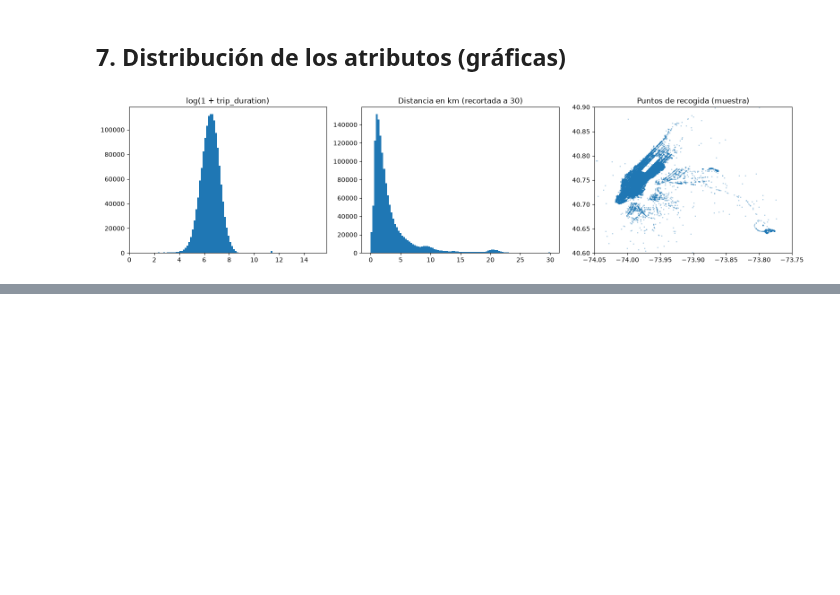
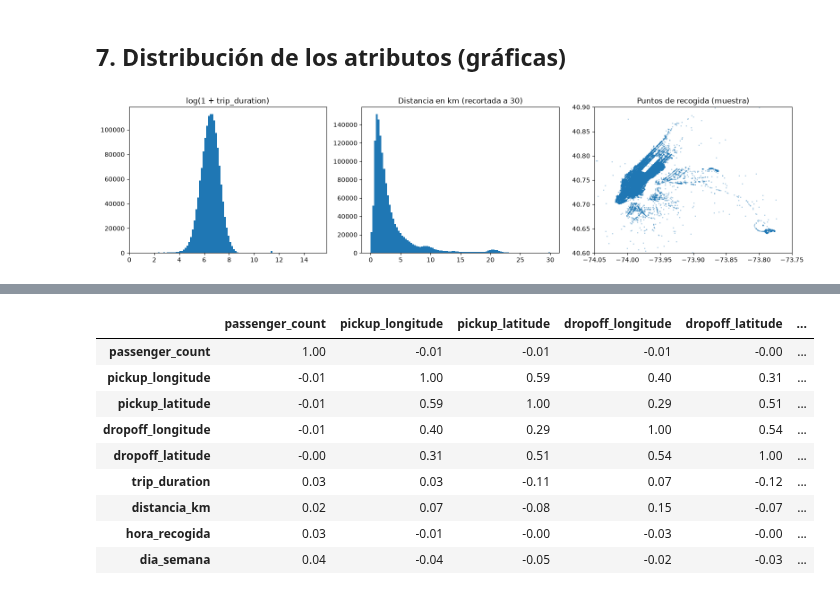
Before and after one commit to Diesanz/ml-classifiers-workspace, a Jupyter notebook: Scripts/exploracion-datos.ipynb, the cells around one changed output, grey strips where cells are left out. Saved outputs shown, nothing was run; the diff lists cells and outputs as text; code cells hidden in the pictures; blank space fills up the shorter version.

```diff
--- a/Scripts/exploracion-datos.ipynb
+++ b/Scripts/exploracion-datos.ipynb
@@ -525,0 +689,20 @@ plt.show()
+# %%
+num = df[["passenger_count", "pickup_longitude", "pickup_latitude",
+          "dropoff_longitude", "dropoff_latitude", "trip_duration"]].copy()
+num["distancia_km"] = distancia_km
+num["hora_recogida"] = df["pickup_datetime"].dt.hour
+num["dia_semana"] = df["pickup_datetime"].dt.dayofweek
+
+corr = num.corr(method="spearman").round(2)
+corr
+# %% [output]
+|  | passenger_count | pickup_longitude | pickup_latitude | dropoff_longitude | dropoff_latitude | ... |
+| passenger_count | 1.00 | -0.01 | -0.01 | -0.01 | -0.00 | ... |
+| pickup_longitude | -0.01 | 1.00 | 0.59 | 0.40 | 0.31 | ... |
+| pickup_latitude | -0.01 | 0.59 | 1.00 | 0.29 | 0.51 | ... |
+| dropoff_longitude | -0.01 | 0.40 | 0.29 | 1.00 | 0.54 | ... |
+| dropoff_latitude | -0.00 | 0.31 | 0.51 | 0.54 | 1.00 | ... |
+| trip_duration | 0.03 | 0.03 | -0.11 | 0.07 | -0.12 | ... |
+| distancia_km | 0.02 | 0.07 | -0.08 | 0.15 | -0.07 | ... |
+| hora_recogida | 0.03 | -0.01 | -0.00 | -0.03 | -0.00 | ... |
+| dia_semana | 0.04 | -0.04 | -0.05 | -0.02 | -0.03 | ... |
```
Also changed, not shown: parts of 35 cells of this notebook, 5 other files.
